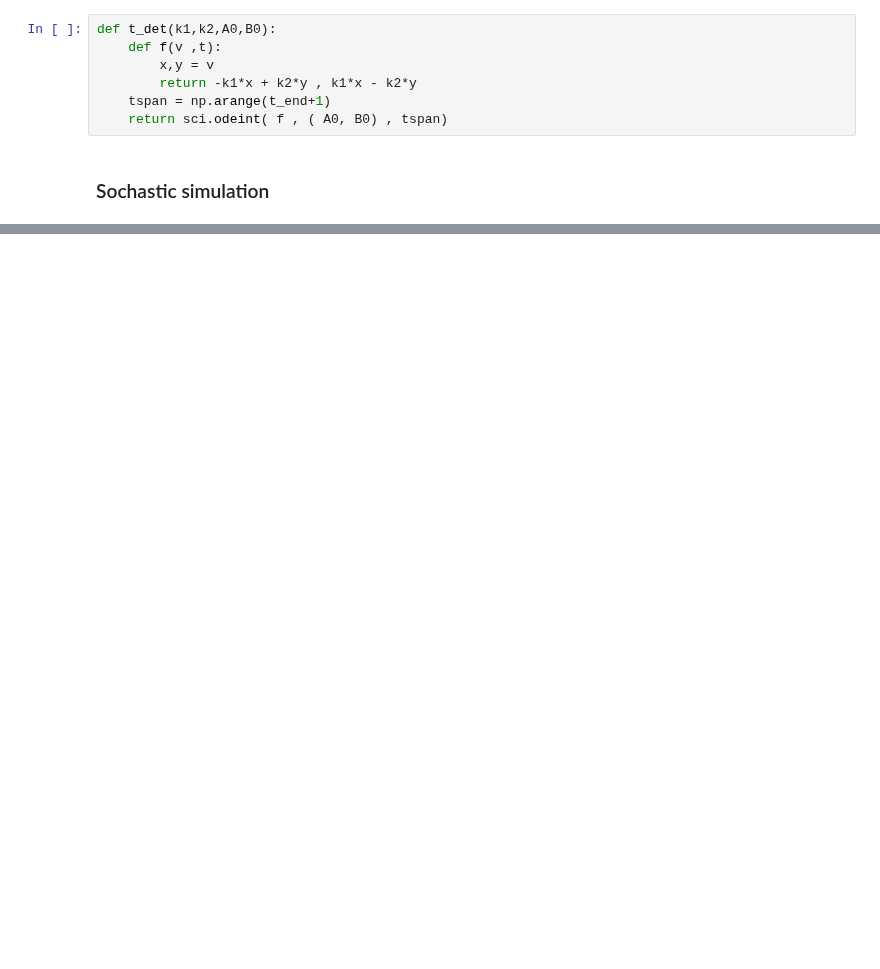
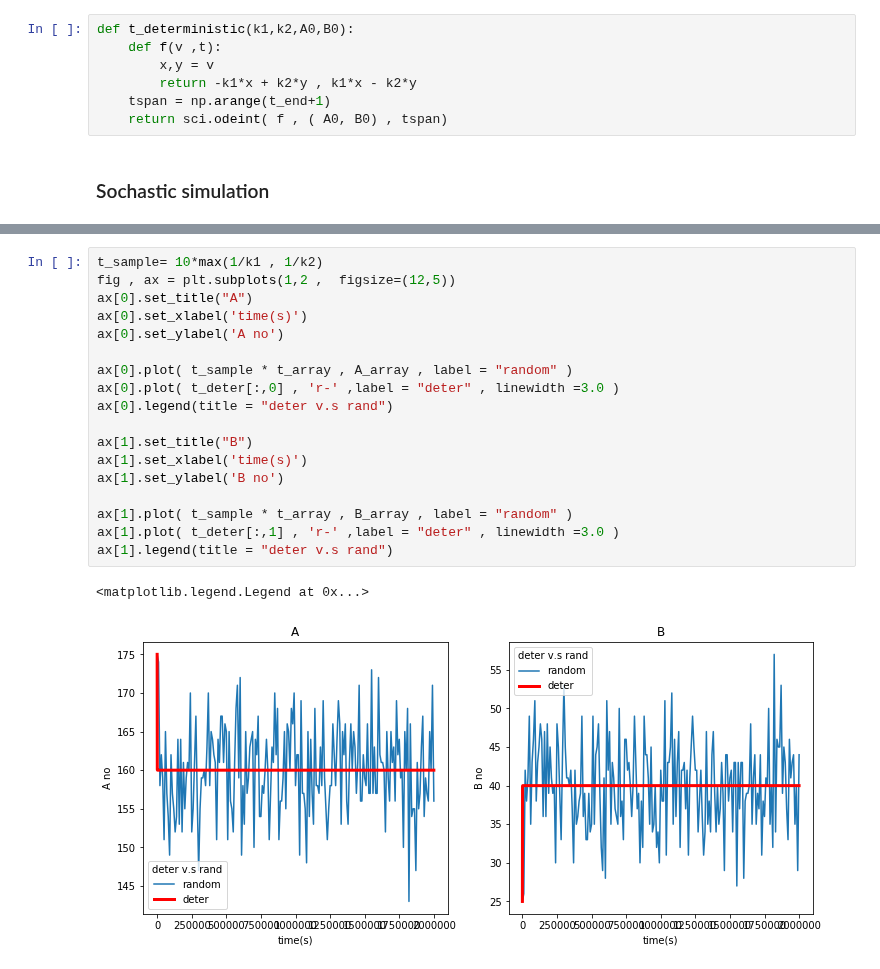
Before and after one commit to std92050/AMM, a Jupyter notebook: SDE/Exercise 1.ipynb, the cells around one changed output, grey strips where cells are left out. Drawn from its saved outputs; the diff is of its cells as text; blank space fills up the shorter version.

```diff
--- a/SDE/Exercise 1.ipynb
+++ b/SDE/Exercise 1.ipynb
@@ -39,7 +40,7 @@ $$
 # %% [markdown]
 ### Determinstic simulation
 # %%
-def t_det(k1,k2,A0,B0):
+def t_deterministic(k1,k2,A0,B0):
     def f(v ,t):
         x,y = v
         return -k1*x + k2*y , k1*x - k2*y
@@ -117,0 +145,21 @@ KeyboardInterrupt:
+# %%
+t_sample= 10*max(1/k1 , 1/k2)
+fig , ax = plt.subplots(1,2 ,  figsize=(12,5))
+ax[0].set_title("A")
+ax[0].set_xlabel('time(s)')
+ax[0].set_ylabel('A no')
+
+ax[0].plot( t_sample * t_array , A_array , label = "random" )
+ax[0].plot( t_deter[:,0] , 'r-' ,label = "deter" , linewidth =3.0 )
+ax[0].legend(title = "deter v.s rand")
+
+ax[1].set_title("B")
+ax[1].set_xlabel('time(s)')
+ax[1].set_ylabel('B no')
+
+ax[1].plot( t_sample * t_array , B_array , label = "random" )
+ax[1].plot( t_deter[:,1] , 'r-' ,label = "deter" , linewidth =3.0 )
+ax[1].legend(title = "deter v.s rand")
+# %% [output]
+<matplotlib.legend.Legend at 0x...>
+[figure, added]
```
Also changed, not shown: parts of 6 cells of this notebook.
